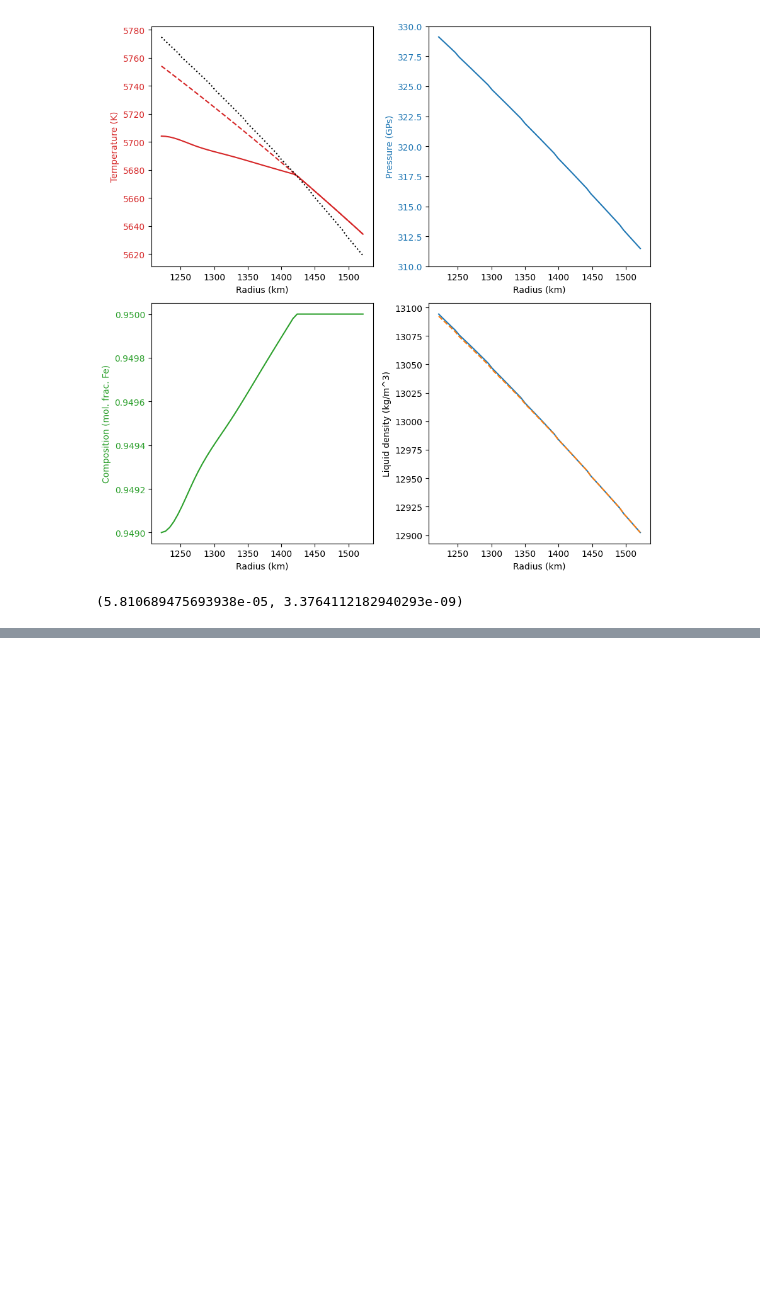
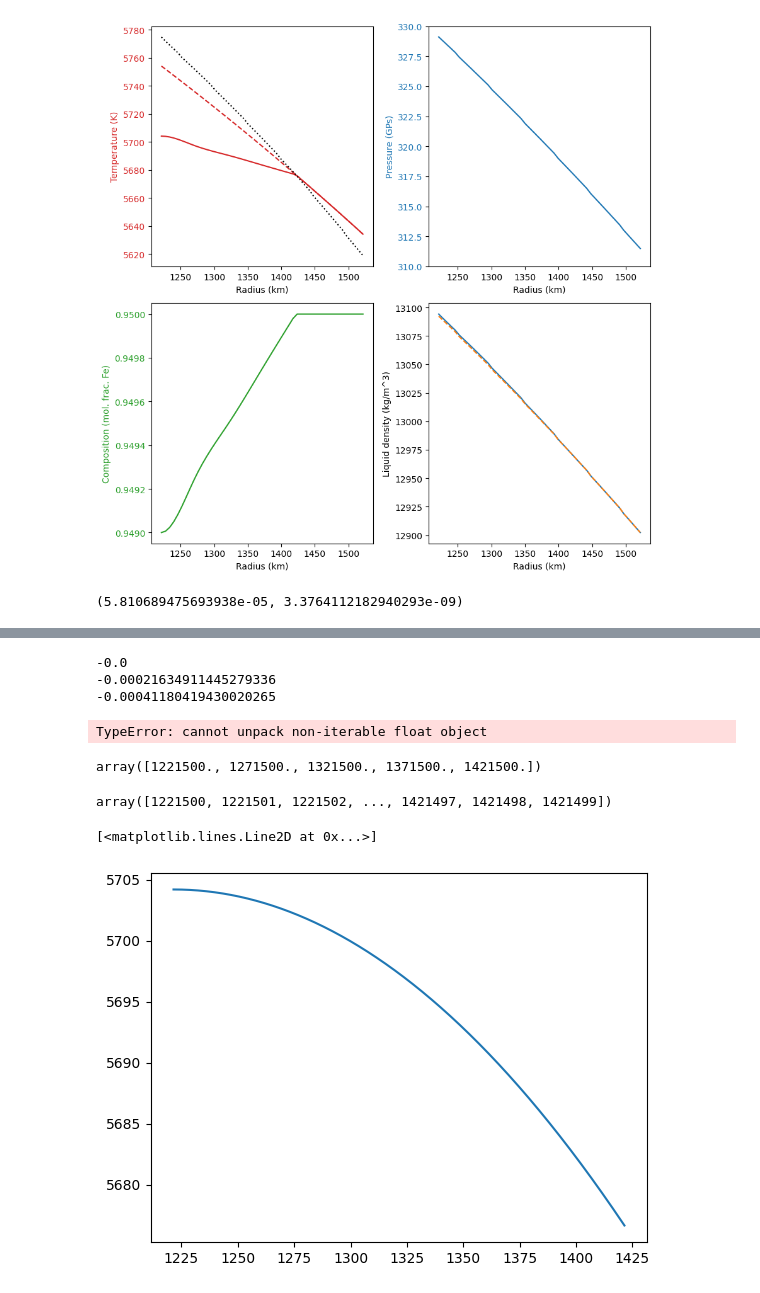
Before and after one commit to andreww/slurry, a Jupyter notebook: singe-step.ipynb, the cells around one changed output, grey strips where cells are left out. Cells and saved outputs as stored; diff of their text form; code cells hidden in the pictures; blank space fills up the shorter version.

```diff
--- a/singe-step.ipynb
+++ b/singe-step.ipynb
@@ -171,0 +278,38 @@ estimate_brunt_vaisala_frequency(r_flayer_top, r_icb, temperature_function, adia
+# %%
+# So this does not work because the temperature drop is too big, so we never get a big enough derivative. Need to match two parameters I guess...
+
+new_tfunc = get_cos_tfunc(r_icb, r_flayer_top, adiabatic_temperature_function(r_icb)-50.0, adiabatic_temperature_function(r_flayer_top), dtdr_ftop)
+# %% [output]
+-0.0
+-0.00021634911445279336
+-0.00041180419430020265
+TypeError: cannot unpack non-iterable float object
+# %%
+rs
+# %% [output]
+array([1221500., 1271500., 1321500., 1371500., 1421500.])
+# %%
+rs = np.arange(1221500, 1421500)
+ts =
+# %%
+rs
+# %% [output]
+array([1221500, 1221501, 1221502, ..., 1421497, 1421498, 1421499])
+# %%
+def get_poly_t_func(r_icb, r_ftop, t_icb, t_ftop):
+    denom = (r_icb - r_ftop)**2
+    a = (t_ftop - t_icb)/denom
+    b = (-2.0*r_icb * (t_ftop - t_icb))/denom
+    c = r_icb**2 * t_ftop - 2 * r_icb * r_ftop * t_icb + r_ftop**2 * t_icb
+    c = c / denom
+    def poly_t_func(r):
+        t = a * r**2 + b * r + c
+        return t
+    return poly_t_func
+# %%
+tfunc = get_poly_t_func(r_icb, r_flayer_top, adiabatic_temperature_function(r_icb)-50.0, adiabatic_temperature_function(r_flayer_top))
+# %%
+plt.plot(rs/1000, tfunc(rs))
+# %% [output]
+[<matplotlib.lines.Line2D at 0x...>]
+[figure, added]
```
Also changed, not shown: parts of 7 cells of this notebook, 1 other file.
